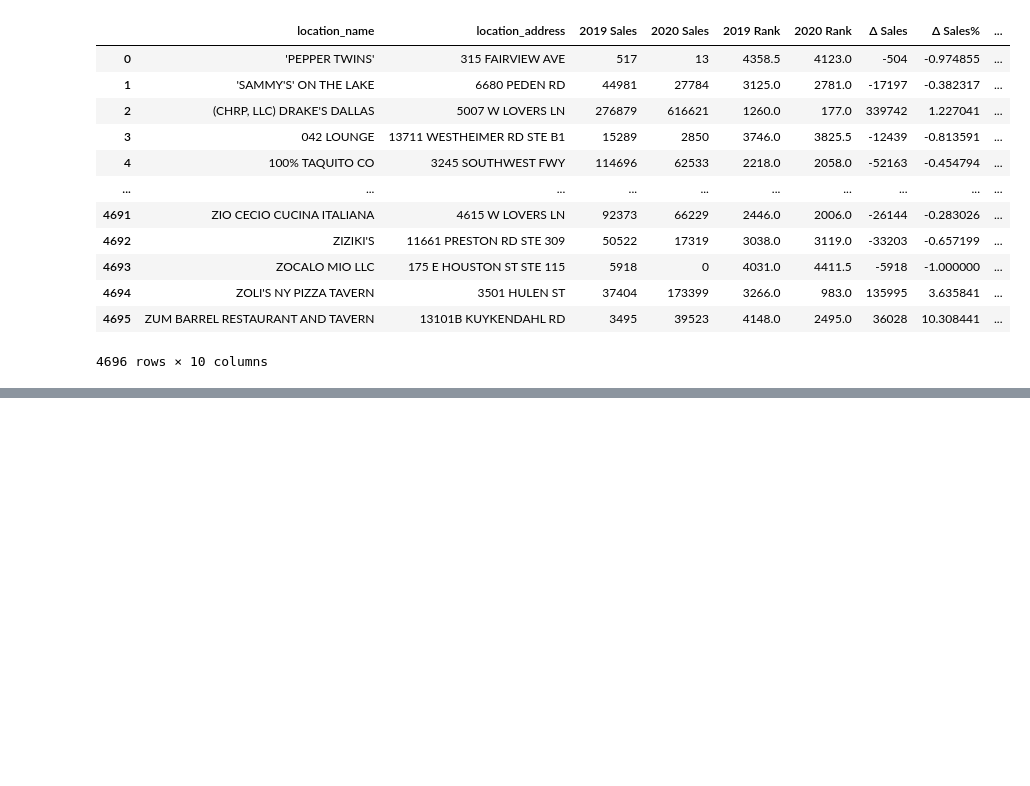
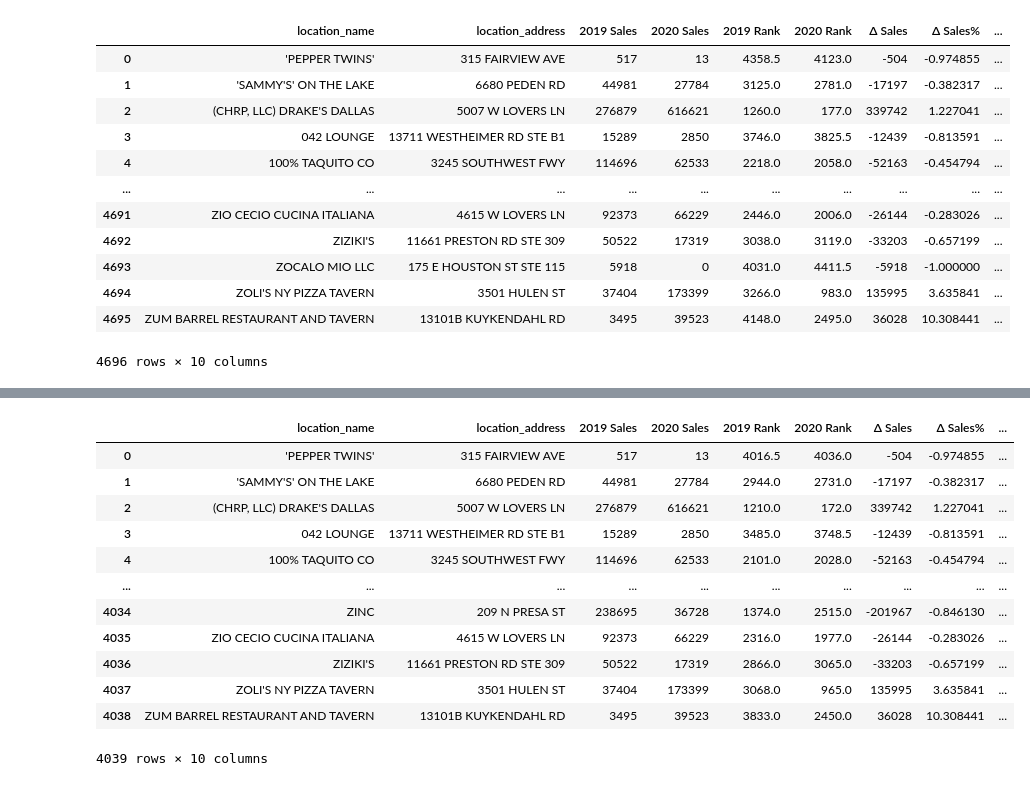
Before and after one commit to KelliDSmith/SMU_Project1_Group1, a Jupyter notebook: testing_kelli.ipynb, the cells around one changed output, grey strips where cells are left out. Drawn from its saved outputs; the diff is of its cells as text; code cells hidden in the pictures; blank space fills up the shorter version.

```diff
--- a/testing_kelli.ipynb
+++ b/testing_kelli.ipynb
@@ -264,3 +236,29 @@ stores_all2.sort_values('2019 Rank',ascending=True).head(20).reset_index()
+# %%
+#excludes stores that had zero sales
+stores_2 = pd.merge(storesales2019_clean,storesales2020_clean,on=['location_name','location_address'],how='inner')
+stores_all2 = stores_2.rename(columns={'total_receipts_x': '2019 Sales','total_receipts_y': '2020 Sales'})
+stores_all2['2019 Rank'] = stores_all2['2019 Sales'].rank(ascending=False)
+stores_all2['2020 Rank'] = stores_all2['2020 Sales'].rank(ascending=False)
+stores_all2['\u0394 Sales'] = stores_all2['2020 Sales']-stores_all2['2019 Sales']
+stores_all2['\u0394 Sales%'] = stores_all2['2020 Sales']/stores_all2['2019 Sales']-1
+stores_all2['\u0394 Rank'] = stores_all2['2020 Rank']-stores_all2['2019 Rank']
+stores_all2.sort_values('2019 Rank',ascending=True).head(20).reset_index()
+stores_all_new2 = pd.merge(stores_all2,dfcities[['location_name','location_address','location_city']].drop_duplicates(),on=['location_name','location_address'],how='inner')
+stores_all_new2
+# %% [output]
+|  | location_name | location_address | 2019 Sales | 2020 Sales | 2019 Rank | 2020 Rank | Δ Sales | Δ Sales% | ... |
+| 0 | 'PEPPER TWINS' | 315 FAIRVIEW AVE | 517 | 13 | 4016.5 | 4036.0 | -504 | -0.974855 | ... |
+| 1 | 'SAMMY'S' ON THE LAKE | 6680 PEDEN RD | 44981 | 27784 | 2944.0 | 2731.0 | -17197 | -0.382317 | ... |
+| 2 | (CHRP, LLC) DRAKE'S DALLAS | 5007 W LOVERS LN | 276879 | 616621 | 1210.0 | 172.0 | 339742 | 1.227041 | ... |
+| 3 | 042 LOUNGE | 13711 WESTHEIMER RD STE B1 | 15289 | 2850 | 3485.0 | 3748.5 | -12439 | -0.813591 | ... |
+| 4 | 100% TAQUITO CO | 3245 SOUTHWEST FWY | 114696 | 62533 | 2101.0 | 2028.0 | -52163 | -0.454794 | ... |
+| ... | ... | ... | ... | ... | ... | ... | ... | ... | ... |
+| 4034 | ZINC | 209 N PRESA ST | 238695 | 36728 | 1374.0 | 2515.0 | -201967 | -0.846130 | ... |
+| 4035 | ZIO CECIO CUCINA ITALIANA | 4615 W LOVERS LN | 92373 | 66229 | 2316.0 | 1977.0 | -26144 | -0.283026 | ... |
+| 4036 | ZIZIKI'S | 11661 PRESTON RD STE 309 | 50522 | 17319 | 2866.0 | 3065.0 | -33203 | -0.657199 | ... |
+| 4037 | ZOLI'S NY PIZZA TAVERN | 3501 HULEN ST | 37404 | 173399 | 3068.0 | 965.0 | 135995 | 3.635841 | ... |
+| 4038 | ZUM BARREL RESTAURANT AND TAVERN | 13101B KUYKENDAHL RD | 3495 | 39523 | 3833.0 | 2450.0 | 36028 | 10.308441 | ... |
+4039 rows × 10 columns
 # %%
 #how many stores had sales in 2019 but 0 in 2020
 mask3 = (stores_all['2019 Sales']>100000) & (stores_all['2020 Sales']==0)
```
Also changed, not shown: parts of 3 cells of this notebook.
